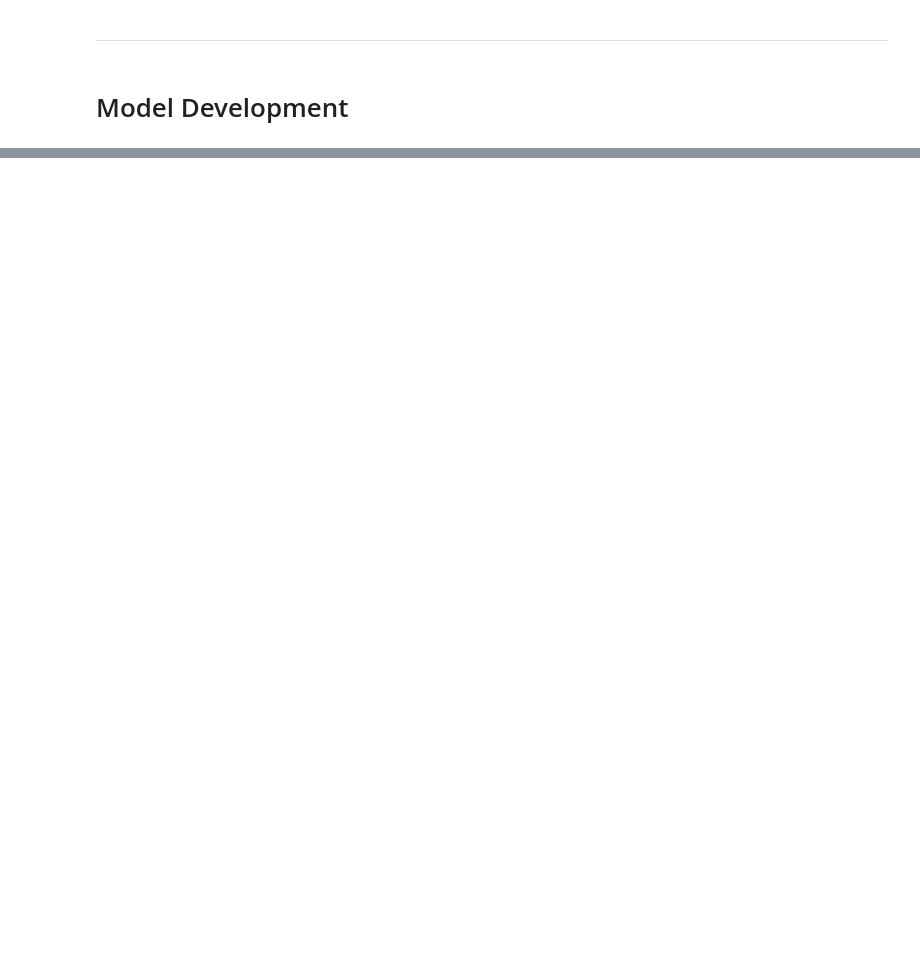
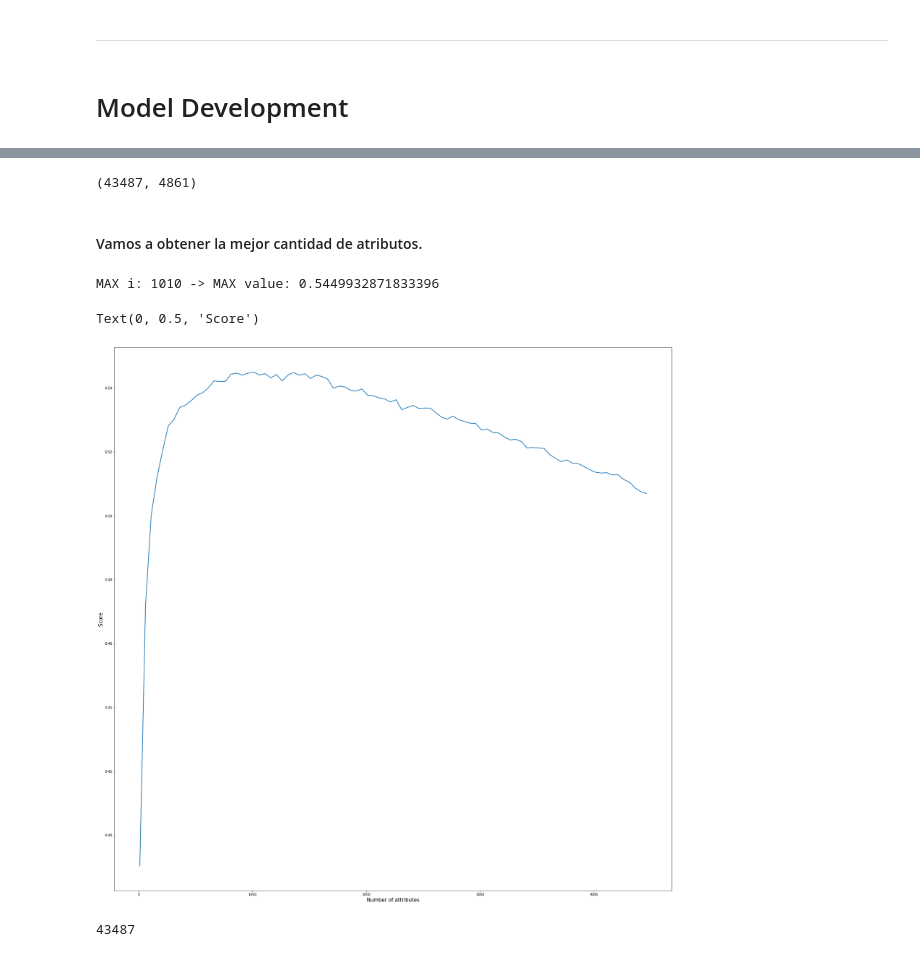
Before and after one commit to Kerman-Sanjuan/Fake-News-Detection, a Jupyter notebook: Fake news detection.ipynb, the cells around one changed output, grey strips where cells are left out. Cells and saved outputs as stored; diff of their text form; code cells hidden in the pictures; blank space fills up the shorter version.

```diff
--- a/Fake news detection.ipynb
+++ b/Fake news detection.ipynb
@@ -378,0 +477,50 @@ model.most_similar('twitter')
+# %%
+df_tf = pd.read_csv("./Data/df_tf.csv")
+df_tf.dropna(inplace=True)
+# %%
+X = df_tf.drop(["label"],axis=1,inplace=False)
+y = np.ravel(df_tf.filter(items=['label']))
+# %%
+X_train, X_test, y_train, y_test = train_test_split(
+...     X, y, test_size=0.33, random_state=42)
+# %%
+df_tf.shape
+# %% [output]
+(43487, 4861)
+# %% [markdown]
+#### Vamos a obtener la mejor cantidad de atributos.
+# %%
+score = []
+max_score = 0
+values = []
+aux = 0
+
+for i in range(10,4500,50):
+    best_features = SelectKBest(k=i)
+    fit = best_features.fit(X_train,np.ravel(y_train))
+    df_new = df_tf[X.columns[fit.get_support()]]
+    LR = LogisticRegression(max_iter=500,solver="saga")
+    cv = KFold(n_splits=5)
+    yhat = cross_val_predict(LR, df_new, y,cv=cv)
+    score2 = metrics.f1_score(y, yhat,average='weighted')
+    if (score2>max_score):
+        max_score=score2
+        aux = i
+        bestFeatures = df_new
+    score.append(score2)
+    values.append(i)
+    Valor = 'i: ' + str(i) + ' -> value: ' + str(score2)
+    print(Valor)
+# %%
+m_score = 'MAX i: ' + str(aux) + ' -> MAX value: ' + str(max_score)
+print(m_score)
+# %% [output]
+MAX i: 1010 -> MAX value: 0.5449932871833396
+# %%
+plt.figure(figsize=(30,30))
+plt.plot(values,score, linewidth=2.0, label='fit')
+plt.xlabel("Number of attributes",fontsize = 15)
+plt.ylabel("Score",fontsize = 15)
+# %% [output]
+Text(0, 0.5, 'Score')
+[figure, added]
@@ -378,0 +544,6 @@ model.most_similar('twitter')
+# %%
+label_encoder = preprocessing.LabelEncoder().fit(df_tf['label'])
+y = label_encoder.transform(df_tf['label'])
+len(y)
+# %% [output]
+43487
```
Also changed, not shown: parts of 72 cells of this notebook.
